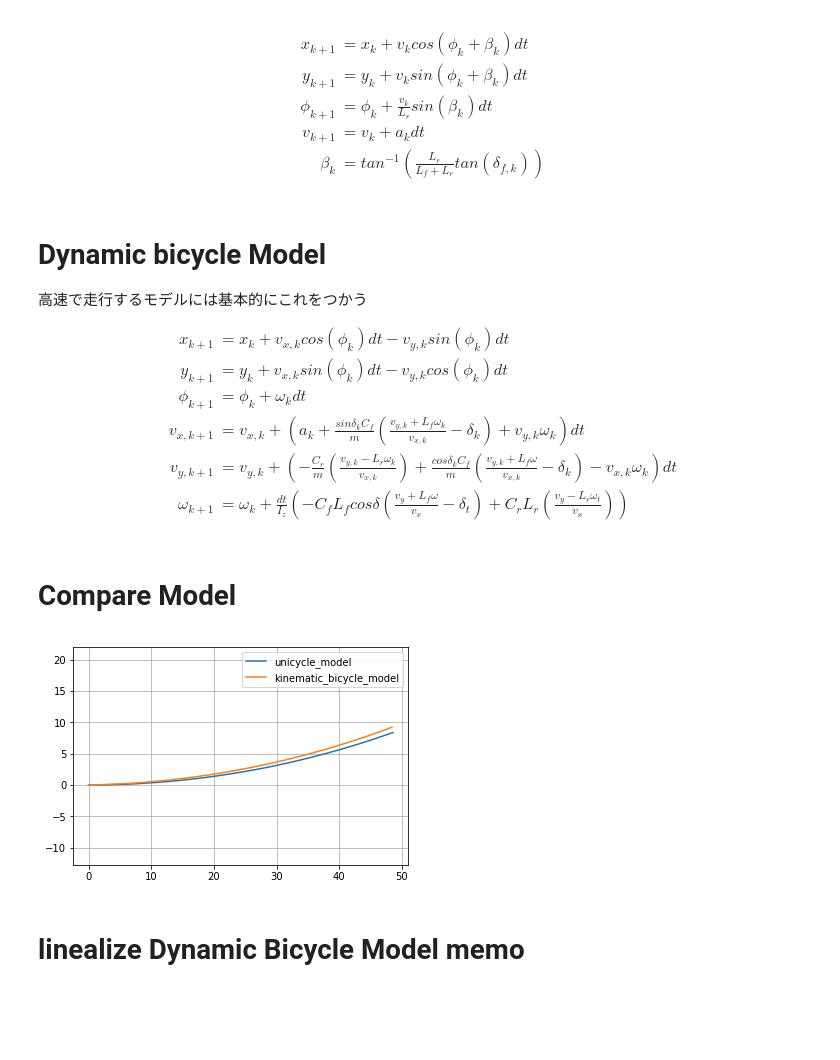
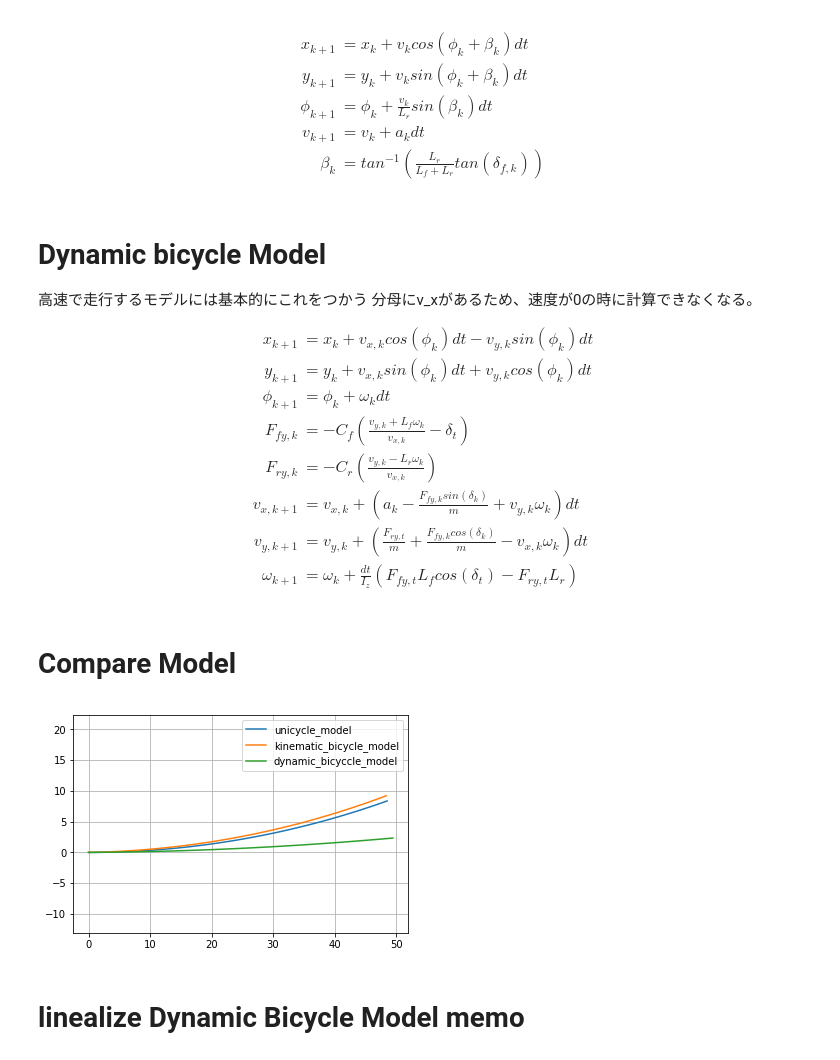
Before and after one commit to AtsushiSakai/PyAdvancedControl, a Jupyter notebook: steer_vehicle_model/vehicle_model_note.ipynb, the cells around one changed output. Saved outputs shown, nothing was run; the diff lists cells and outputs as text; code cells hidden in the pictures; blank space fills up the shorter version.

```diff
--- a/steer_vehicle_model/vehicle_model_note.ipynb
+++ b/steer_vehicle_model/vehicle_model_note.ipynb
@@ -28,14 +28,17 @@ v_{k+1} &= v_{k} + a_k dt\\
 # %% [markdown]
 # Dynamic bicycle Model
 高速で走行するモデルには基本的にこれをつかう
+分母にv_xがあるため、速度が0の時に計算できなくなる。
 
 \begin{align}
 x_{k+1} &= x_{k} + v_{x,k} cos(\phi_k)dt - v_{y,k} sin(\phi_k)dt \\
-y_{k+1} &= y_{k} + v_{x,k} sin(\phi_k)dt - v_{y,k} cos(\phi_k)dt\\
+y_{k+1} &= y_{k} + v_{x,k} sin(\phi_k)dt + v_{y,k} cos(\phi_k)dt\\
 \phi_{k+1} &= \phi_{k} + \omega_k dt\\
-v_{x,k+1} &= v_{x,k} + (a_k+\frac{sin\delta_k C_f}{m}(\frac{v_{y,k}+L_f\omega_k}{v_{x,k}}-\delta_k)+v_{y,k}\omega_k)dt\\
-v_{y,k+1} &= v_{y,k} + (-\frac{C_r}{m}(\frac{v_{y,k}-L_r\omega_k}{v_{x,k}})+\frac{cos\delta_k C_f}{m}(\frac{v_{y,k}+L_f\omega}{v_{x,k}}-\delta_k)-v_{x,k}\omega_k)dt\\
-\omega_{k+1} &= \omega_{k} + \frac{dt}{I_z}(-C_fL_fcos\delta(\frac{v_y+L_f\omega}{v_x}-\delta_t)+C_rL_r(\frac{v_y-L_r\omega_t}{v_x}))
+F_{fy,k} &= -C_f( \frac{v_{y,k}+L_f\omega_k}{v_{x,k}}-\delta_t) \\
+F_{ry,k} &= -C_r( \frac{v_{y,k}-L_r\omega_k}{v_{x,k}}) \\
+v_{x,k+1} &= v_{x,k} + (a_k-\frac{F_{fy,k}sin(\delta_{k})}{m}+v_{y,k}\omega_k)dt\\
+v_{y,k+1} &= v_{y,k} + (\frac{F_{ry,t}}{m}+\frac{F_{fy,k}cos(\delta_{k})}{m}-v_{x,k}\omega_k)dt\\
+\omega_{k+1} &= \omega_{k} + \frac{dt}{I_z}(F_{fy,t}L_fcos(\delta_{t})-F_{ry,t}L_r)
 \end{align}
 # %% [markdown]
 # Compare Model
@@ -46,29 +49,32 @@ import matplotlib.pyplot as plt
 import numpy as np
 import unicycle_model
 import kinematic_bicycle_model
+import dynamic_bicyccle_model
 import math
 
 T = 100
 a = [1.0] * T
 delta = [math.radians(2.0)] * T
 
-state = unicycle_model.State()
+ustate = unicycle_model.State()
 kstate = kinematic_bicycle_model.State()
+dstate = dynamic_bicyccle_model.State()
 
 ux,uy,uyaw,uv, = [],[],[],[]
+dx,dy,dyaw,dv, = [],[],[],[]
 kx,ky,kyaw,kv, kbeta= [],[],[],[],[]
 time = []
 t = 0.0
 
 for (ai, di) in zip(a, delta):
     t = t + unicycle_model.dt
-    state = unicycle_model.update(state, ai, di)
-    ux.append(state.x)
-    uy.append(state.y)
-    uyaw.append(state.yaw)
-    uv.append(state.v)
-    #beta.append(state.beta)
     time.append(t)
+
+    ustate = unicycle_model.update(ustate, ai, di)
+    ux.append(ustate.x)
+    uy.append(ustate.y)
+    uyaw.append(ustate.yaw)
+    uv.append(ustate.v)
 
     kstate = kinematic_bicycle_model.update(kstate, ai, di)
     kx.append(kstate.x)
@@ -76,14 +82,20 @@ for (ai, di) in zip(a, delta):
     kyaw.append(kstate.yaw)
     kv.append(kstate.v)
     kbeta.append(kstate.beta)
+
+    dstate = dynamic_bicyccle_model.update(dstate, ai, di)
+    dx.append(dstate.x)
+    dy.append(dstate.y)
+    dyaw.append(dstate.yaw)
 # %%
 plt.plot(ux,uy,label="unicycle_model")
 plt.plot(kx,ky,label="kinematic_bicycle_model")
+plt.plot(dx,dy,label="dynamic_bicyccle_model")
 plt.axis("equal")
 plt.legend()
 plt.grid(True)
 # %% [output]
-[figure, old version]
+[figure, new version]
 # %% [markdown]
 # linealize Dynamic Bicycle Model memo
 # %%
```
